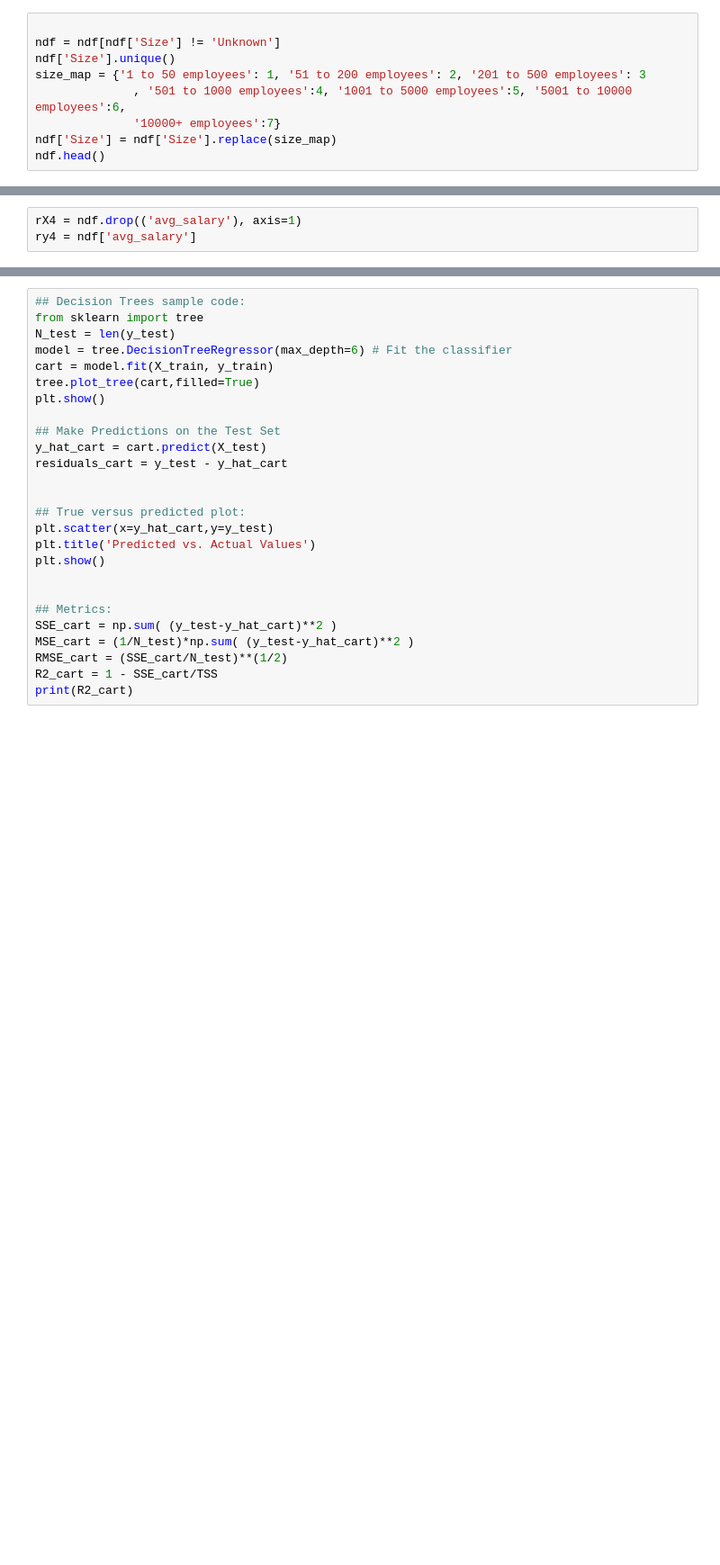
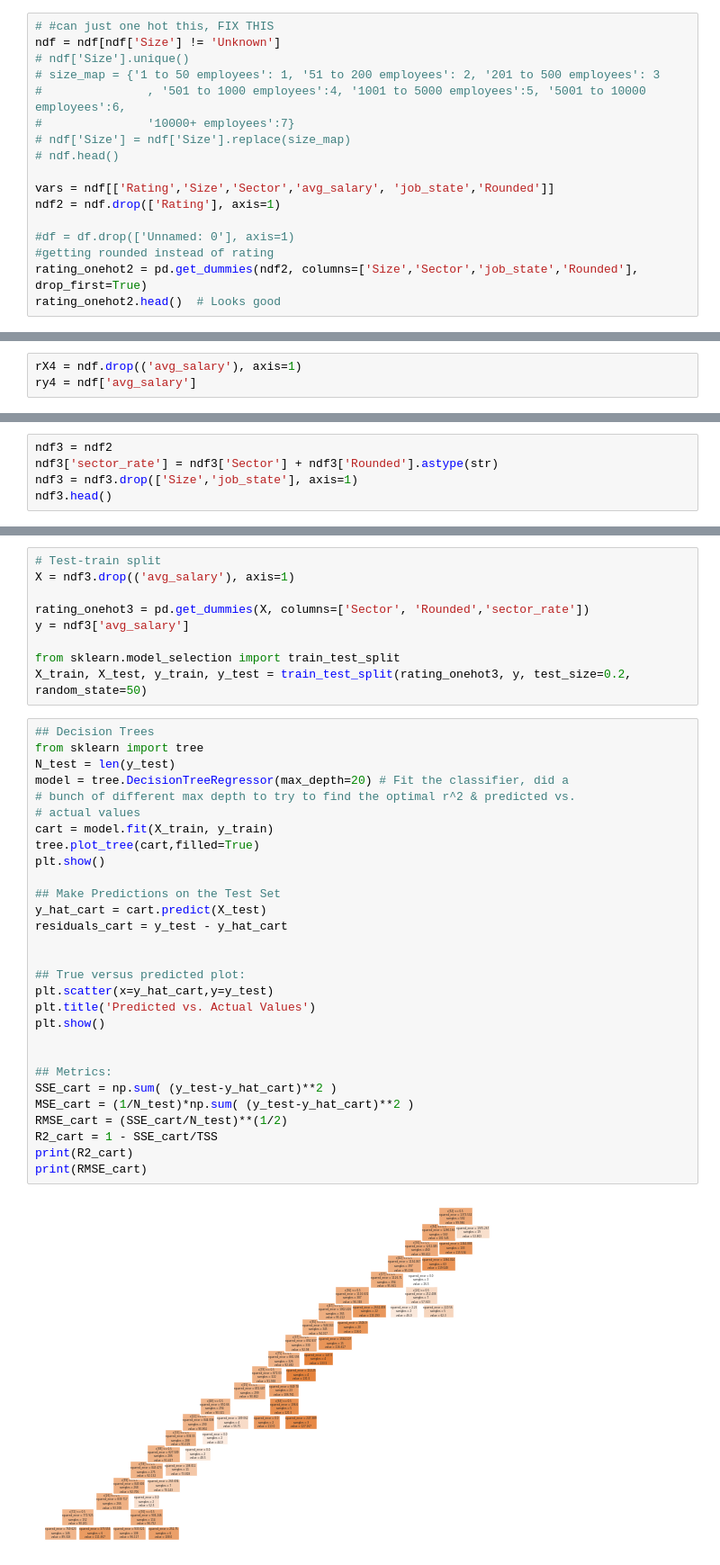
Before and after one commit to embrown1292/DS_3001, a Jupyter notebook: Copy_of_assignment4.ipynb, the cells around one changed output, grey strips where cells are left out. Shown at 90% size. Cells and saved outputs as stored; diff of their text form; blank space fills up the shorter version.

```diff
--- a/Copy_of_assignment4.ipynb
+++ b/Copy_of_assignment4.ipynb
@@ -994,12 +995,20 @@ Looking at these data, the r^2 is very negative, which I am unsure as to why. Th
 # %%
 ndf = ndf.drop('sector_rate',axis=1)
 # %%
+# #can just one hot this, FIX THIS
+ndf = ndf[ndf['Size'] != 'Unknown']
+# ndf['Size'].unique()
+# size_map = {'1 to 50 employees': 1, '51 to 200 employees': 2, '201 to 500 employees': 3
+#               , '501 to 1000 employees':4, '1001 to 5000 employees':5, '5001 to 10000 employees':6,
+#               '10000+ employees':7}
+# ndf['Size'] = ndf['Size'].replace(size_map)
+# ndf.head()
 
-ndf = ndf[ndf['Size'] != 'Unknown']
-ndf['Size'].unique()
-size_map = {'1 to 50 employees': 1, '51 to 200 employees': 2, '201 to 500 employees': 3
-              , '501 to 1000 employees':4, '1001 to 5000 employees':5, '5001 to 10000 employees':6,
-              '10000+ employees':7}
-ndf['Size'] = ndf['Size'].replace(size_map)
-ndf.head()
+vars = ndf[['Rating','Size','Sector','avg_salary', 'job_state','Rounded']]
+ndf2 = ndf.drop(['Rating'], axis=1)
+
+#df = df.drop(['Unnamed: 0'], axis=1)
+#getting rounded instead of rating
+rating_onehot2 = pd.get_dummies(ndf2, columns=['Size','Sector','job_state','Rounded'], drop_first=True)
+rating_onehot2.head()  # Looks good
 # %% [output]
@@ -1087,0 +1059,5 @@ X2_train.head()
+# %%
+ndf3 = ndf2
+ndf3['sector_rate'] = ndf3['Sector'] + ndf3['Rounded'].astype(str)
+ndf3 = ndf3.drop(['Size','job_state'], axis=1)
+ndf3.head()
@@ -1088,26 +1071,40 @@ X2_train.head()
+# %%
+# Test-train split
+X = ndf3.drop(('avg_salary'), axis=1)
+
+rating_onehot3 = pd.get_dummies(X, columns=['Sector', 'Rounded','sector_rate'])
+y = ndf3['avg_salary']
+
+from sklearn.model_selection import train_test_split
+X_train, X_test, y_train, y_test = train_test_split(rating_onehot3, y, test_size=0.2, random_state=50)
 # %%
-## Decision Trees sample code:
+## Decision Trees
 from sklearn import tree
 N_test = len(y_test)
-model = tree.DecisionTreeRegressor(max_depth=6) # Fit the classifier
+model = tree.DecisionTreeRegressor(max_depth=20) # Fit the classifier, did a
+# bunch of different max depth to try to find the optimal r^2 & predicted vs.
+# actual values
 cart = model.fit(X_train, y_train)
 tree.plot_tree(cart,filled=True)
 plt.show()
 
 ## Make Predictions on the Test Set
 y_hat_cart = cart.predict(X_test)
 residuals_cart = y_test - y_hat_cart
 
 
 ## True versus predicted plot:
 plt.scatter(x=y_hat_cart,y=y_test)
 plt.title('Predicted vs. Actual Values')
 plt.show()
 
 
 ## Metrics:
 SSE_cart = np.sum( (y_test-y_hat_cart)**2 )
 MSE_cart = (1/N_test)*np.sum( (y_test-y_hat_cart)**2 )
 RMSE_cart = (SSE_cart/N_test)**(1/2)
 R2_cart = 1 - SSE_cart/TSS
 print(R2_cart)
+print(RMSE_cart)
+# %% [output]
+[figure, added]
```
Also changed, not shown: parts of 35 cells of this notebook.
